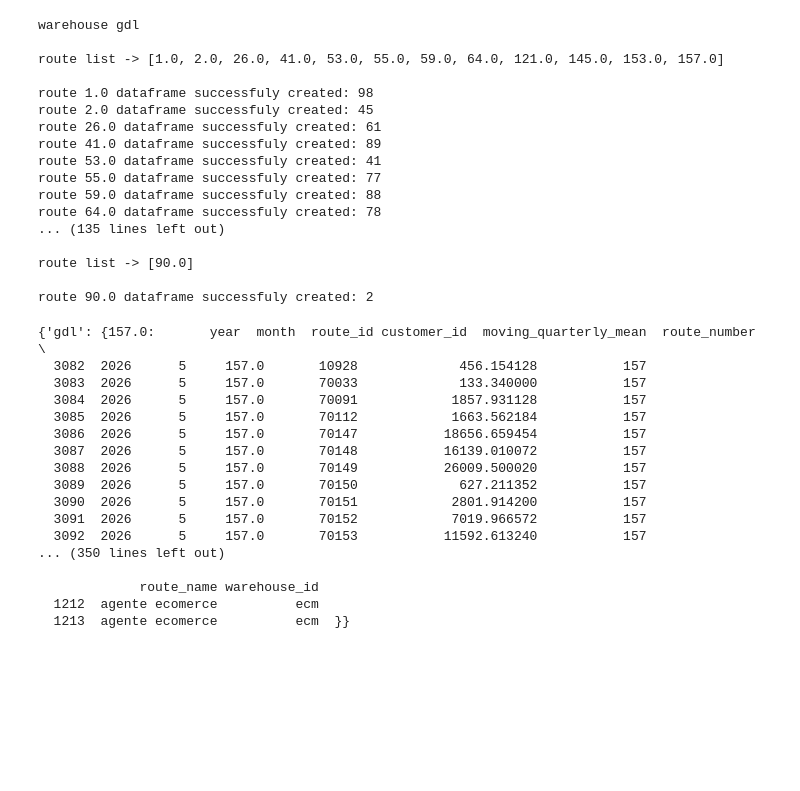
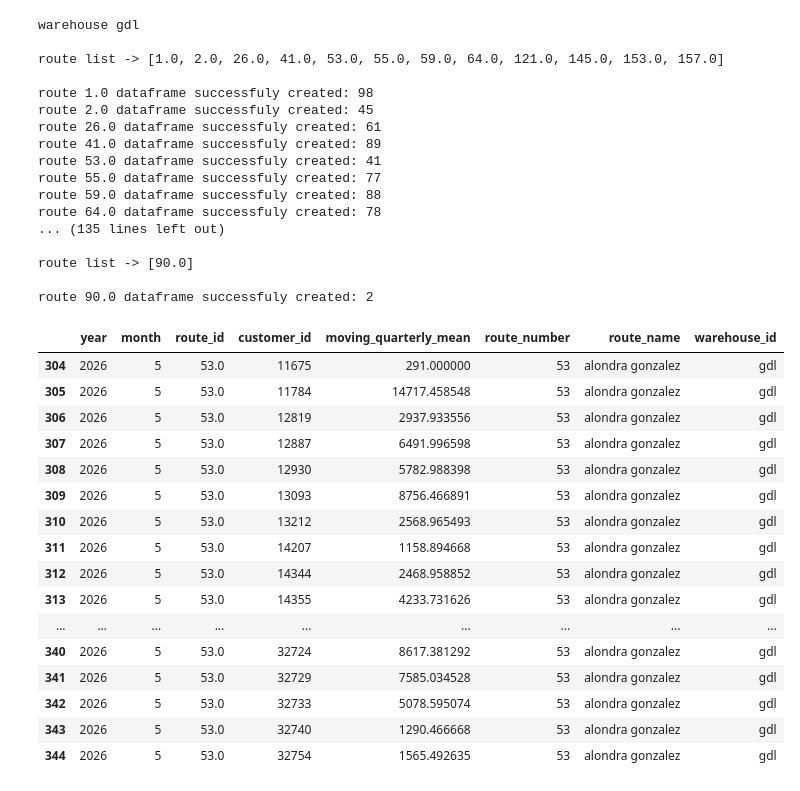
Before and after one commit to angelemmavelasco/kpis-para-creacion-de-estrategia-comercial, a Jupyter notebook: notebooks/main.ipynb, the cells around one changed output. Drawn from its saved outputs; the diff is of its cells as text; code cells hidden in the pictures; blank space fills up the shorter version.

Commit message:
fix routes_dict

```diff
--- a/notebooks/main.ipynb
+++ b/notebooks/main.ipynb
@@ -163,6 +163,8 @@ routes_dict = {}
 for warehouse in warehouses:
     print(f'\n\nwarehouse {warehouse}\n')
     df = sales_agg[sales_agg['warehouse_id'] == warehouse]
+
+    routes_dict[warehouse] = {}
 
     routes_list = df['route_id'].unique().tolist()
 
@@ -173,7 +175,7 @@ for warehouse in warehouses:
 
         df_route = df[df['route_id'] == route]
 
-        routes_dict[warehouse] = {route: df_route}
+        routes_dict[warehouse][route] = df_route
 
         print(f'route {route} dataframe successfuly created: {len(df_route)}')
 # %% [output]
@@ -195,21 +197,23 @@ route list -> [90.0]
 
 route 90.0 dataframe successfuly created: 2
 # %%
+test = routes_dict['gdl'][53.0]
+test
 # %% [output]
-{'gdl': {157.0:       year  month  route_id customer_id  moving_quarterly_mean  route_number  \
-  3082  2026      5     157.0       10928             456.154128           157
-  3083  2026      5     157.0       70033             133.340000           157
-  3084  2026      5     157.0       70091            1857.931128           157
-  3085  2026      5     157.0       70112            1663.562184           157
-  3086  2026      5     157.0       70147           18656.659454           157
-  3087  2026      5     157.0       70148           16139.010072           157
-  3088  2026      5     157.0       70149           26009.500020           157
-  3089  2026      5     157.0       70150             627.211352           157
-  3090  2026      5     157.0       70151            2801.914200           157
-  3091  2026      5     157.0       70152            7019.966572           157
-  3092  2026      5     157.0       70153           11592.613240           157
-... (350 lines left out)
-
-             route_name warehouse_id
-  1212  agente ecomerce          ecm
-  1213  agente ecomerce          ecm  }}
+|  | year | month | route_id | customer_id | moving_quarterly_mean | route_number | route_name | warehouse_id |
+| 304 | 2026 | 5 | 53.0 | 11675 | 291.000000 | 53 | alondra gonzalez | gdl |
+| 305 | 2026 | 5 | 53.0 | 11784 | 14717.458548 | 53 | alondra gonzalez | gdl |
+| 306 | 2026 | 5 | 53.0 | 12819 | 2937.933556 | 53 | alondra gonzalez | gdl |
+| 307 | 2026 | 5 | 53.0 | 12887 | 6491.996598 | 53 | alondra gonzalez | gdl |
+| 308 | 2026 | 5 | 53.0 | 12930 | 5782.988398 | 53 | alondra gonzalez | gdl |
+| 309 | 2026 | 5 | 53.0 | 13093 | 8756.466891 | 53 | alondra gonzalez | gdl |
+| 310 | 2026 | 5 | 53.0 | 13212 | 2568.965493 | 53 | alondra gonzalez | gdl |
+| 311 | 2026 | 5 | 53.0 | 14207 | 1158.894668 | 53 | alondra gonzalez | gdl |
+| 312 | 2026 | 5 | 53.0 | 14344 | 2468.958852 | 53 | alondra gonzalez | gdl |
+| 313 | 2026 | 5 | 53.0 | 14355 | 4233.731626 | 53 | alondra gonzalez | gdl |
+| ... | ... | ... | ... | ... | ... | ... | ... | ... |
+| 340 | 2026 | 5 | 53.0 | 32724 | 8617.381292 | 53 | alondra gonzalez | gdl |
+| 341 | 2026 | 5 | 53.0 | 32729 | 7585.034528 | 53 | alondra gonzalez | gdl |
+| 342 | 2026 | 5 | 53.0 | 32733 | 5078.595074 | 53 | alondra gonzalez | gdl |
+| 343 | 2026 | 5 | 53.0 | 32740 | 1290.466668 | 53 | alondra gonzalez | gdl |
+| 344 | 2026 | 5 | 53.0 | 32754 | 1565.492635 | 53 | alondra gonzalez | gdl |
```
Also changed, not shown: parts of 1 cell of this notebook.
